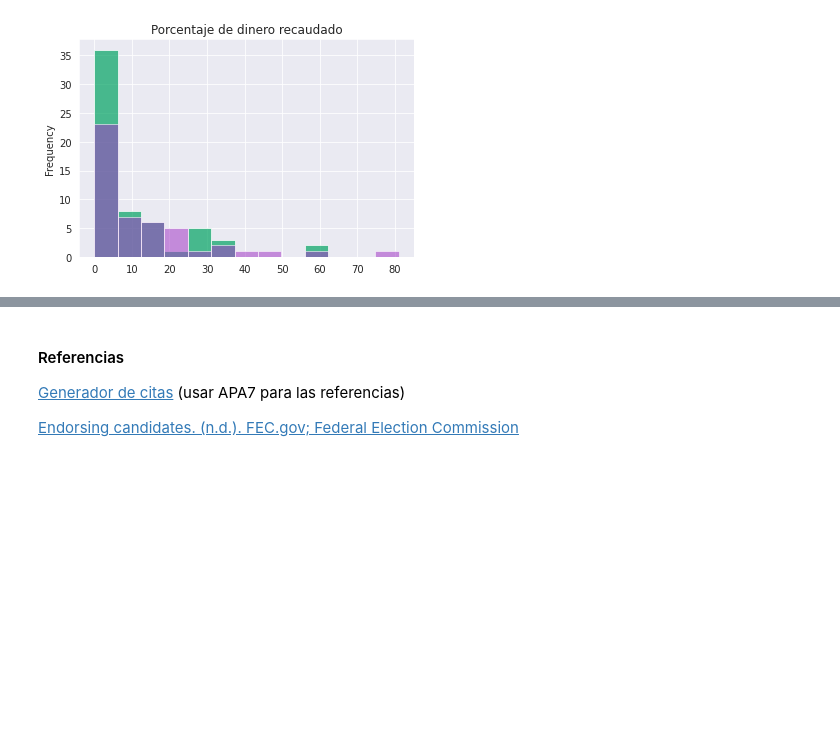
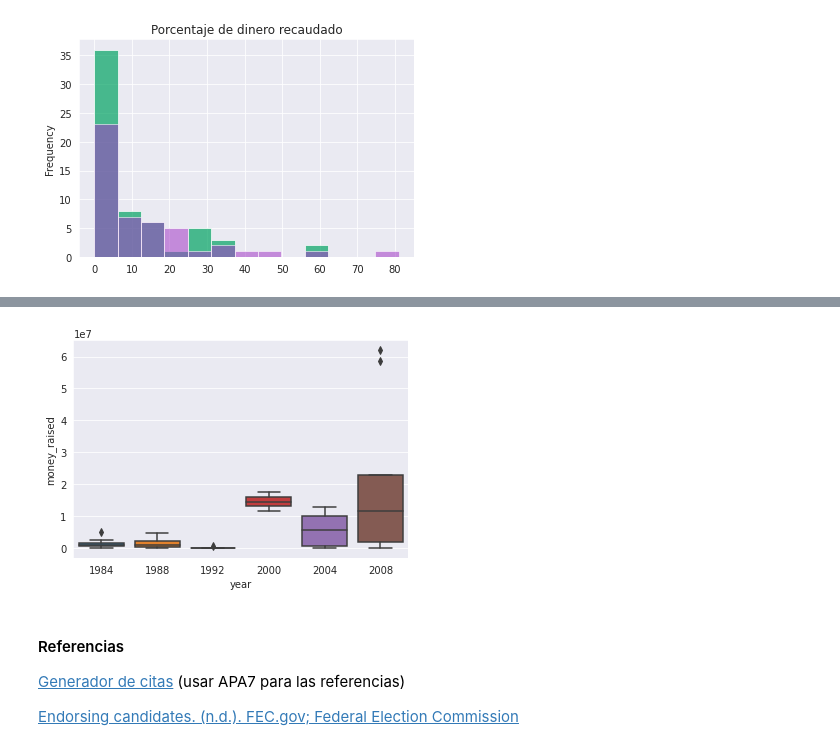
Before and after one commit to 1gnacio/orgadatos-kaggle-tp1, a Jupyter notebook: notebook707f668b56.ipynb, the cells around one changed output, grey strips where cells are left out. Drawn from its saved outputs; the diff is of its cells as text; code cells hidden in the pictures; blank space fills up the shorter version.

```diff
--- a/notebook707f668b56.ipynb
+++ b/notebook707f668b56.ipynb
@@ -452,3 +456,7 @@ rule = alt.Chart(s).mark_rule(color='red').encode(
+# %%
+ax = sns.boxplot(x='year', y= 'money_raised', data=data_dem)
+# %% [output]
+[figure, added]
 # %% [markdown]
 #### Referencias
 
```
Also changed, not shown: parts of 2 cells of this notebook.
